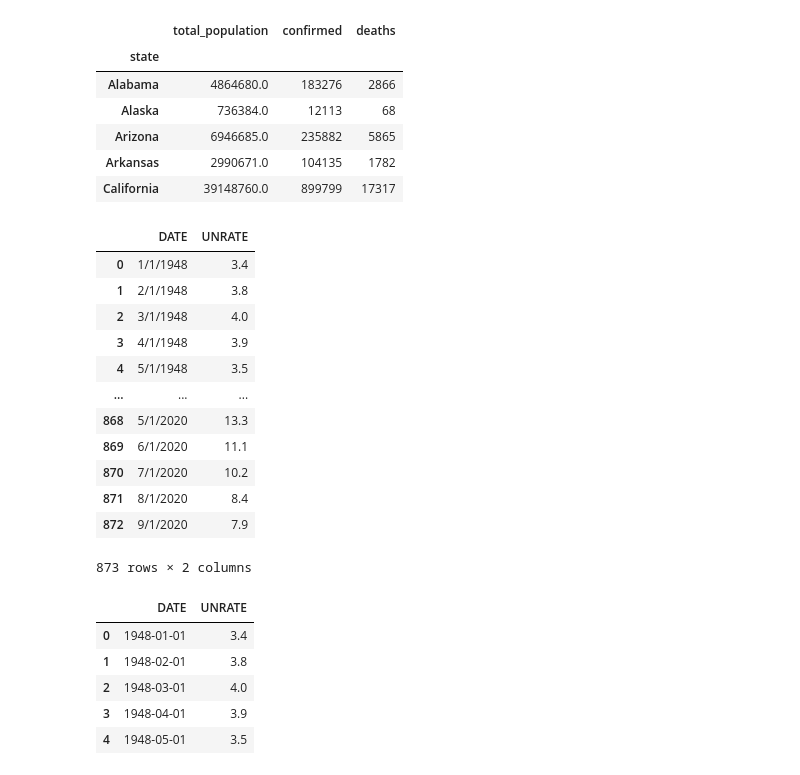
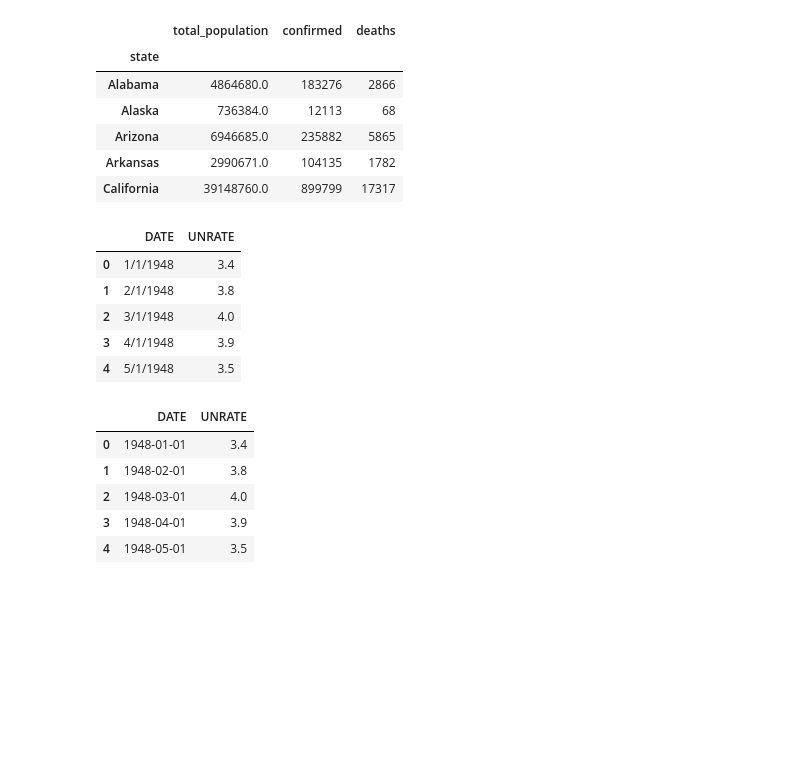
Before and after one commit to teresaflicek/Covid19-Societal-Impacts, a Jupyter notebook: Employment Rates and Covid.ipynb, the cells around one changed output. Cells and saved outputs as stored; diff of their text form; code cells hidden in the pictures; blank space fills up the shorter version.

```diff
--- a/Employment Rates and Covid.ipynb
+++ b/Employment Rates and Covid.ipynb
@@ -42,23 +35,16 @@ JH_totalpop_df.head()
 # %%
 # Unemployment Rates: National
 
 UnRate_National_df=pd.read_csv("Resources/UNRATE.csv")
 
-UnRate_National_df
+UnRate_National_df.head()
 # %% [output]
 |  | DATE | UNRATE |
 | 0 | 1/1/1948 | 3.4 |
 | 1 | 2/1/1948 | 3.8 |
 | 2 | 3/1/1948 | 4.0 |
 | 3 | 4/1/1948 | 3.9 |
 | 4 | 5/1/1948 | 3.5 |
-| ... | ... | ... |
-| 868 | 5/1/2020 | 13.3 |
-| 869 | 6/1/2020 | 11.1 |
-| 870 | 7/1/2020 | 10.2 |
-| 871 | 8/1/2020 | 8.4 |
-| 872 | 9/1/2020 | 7.9 |
-873 rows × 2 columns
 # %%
 #Adjusting the DATE column
 pd.to_datetime(UnRate_National_df["DATE"])
```
Also changed, not shown: parts of 13 cells of this notebook, 2 other files.
